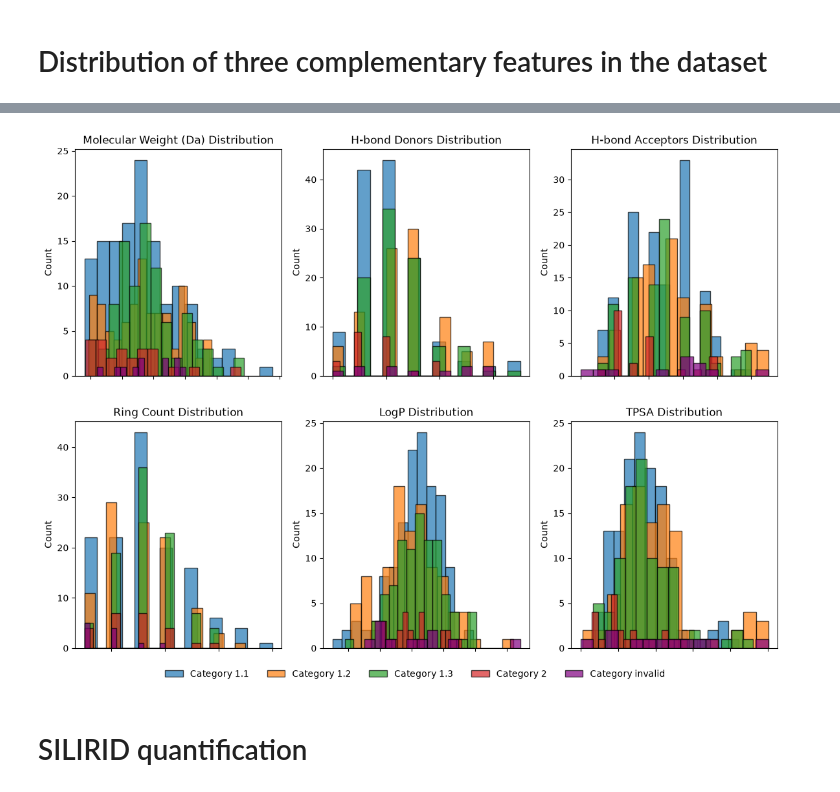
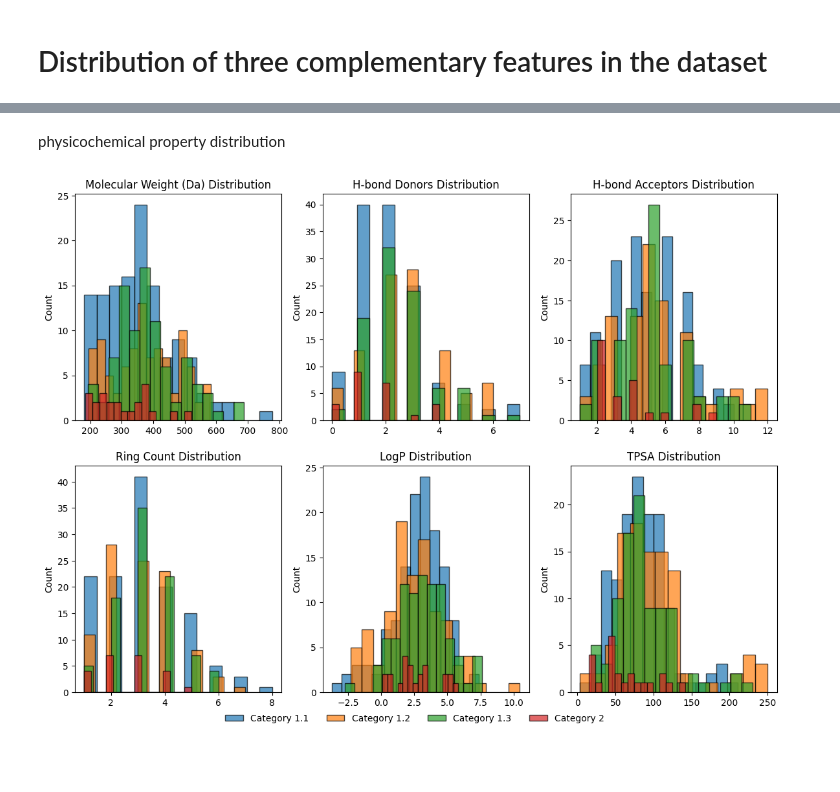
Before and after one commit to comp3d-vienna/Enantiomer_categorization_pipeline, a Jupyter notebook: Notebooks/Visualization.ipynb, the cells around one changed output, grey strips where cells are left out. Drawn from its saved outputs; the diff is of its cells as text; code cells hidden in the pictures; blank space fills up the shorter version.

```diff
--- a/Notebooks/Visualization.ipynb
+++ b/Notebooks/Visualization.ipynb
@@ -44,6 +54,7 @@ load annotated protein family information
 # %%
 df_fam_sim_annotated = pd.read_csv('../Data/Notebook_reproduce_data/Annotated_protein_family_info.csv')
 display(df_fam_sim_annotated.head(3))
+df_fam_sim_annotated['protein_family_sim_str'] = df_fam_sim_annotated['protein_family_sim_str'].str.replace('family', '', case=False)
 print(df_fam_sim_annotated['protein_family_sim_str'].value_counts())
 # %% [output]
 |  | inchi_core | uniprot_id | protein_family_sim_str | identifier | pdb_id | note |
@@ -110,14 +136,6 @@ for file in os.listdir(manual_check_folder):
                             })
 plot_df = pd.DataFrame(all_records)
 plot_df['manual_label'] = plot_df['manual_label'].astype(str)
-manual_label_map = {
-    "1.2.1": "1.1",
-    "1.2.2": "1.2",
-    "1.2.3": "1.3",
-    "1.1": "2.0"
-}
-plot_df['manual_label'] = plot_df['manual_label'].replace(manual_label_map)
-print(plot_df['manual_label'].value_counts())
 plot_df['group'] = plot_df['group'].astype(str)
 display(plot_df.head(3))
 # %% [output]
@@ -533,22 +558,10 @@ for idx, (identifier, group, category) in enumerate(zip(matched_df['pdb_item'],
         visited_groups.add(group)
     else:
         print(f"No matching structure found for: {enantiomer_identifier}")
+# %% [markdown]
+physicochemical property distribution
 # %%
-def remap_category(cat):
-    cat = str(cat)
-    if cat == "1.2.1":
-        return "1.1"
-    elif cat == "1.2.2":
-        return "1.2"
-    elif cat == "1.2.3":
-        return "1.3"
-    elif cat == "1.1":
-        return "2.0"
-    else:
-        return cat
-
-unique_cats = sorted(set(remap_category(category) for _, _, _, category in represenetative_enantiomer_mols))
-
+unique_cats = sorted(set(str(category) for _, _, _, category in represenetative_enantiomer_mols))
 # Set last color to purple in the palette (late = purple)
 palette_colors = sns.color_palette("tab10", n_colors=len(unique_cats))
 if len(palette_colors) > 0:
@@ -572,8 +585,7 @@ for identifier, mol, group, category in represenetative_enantiomer_mols:
     ring_count_list.append(Descriptors.RingCount(mol))
     logp_list.append(Descriptors.MolLogP(mol))
     tpsa_list.append(Descriptors.TPSA(mol))
-    cat_str = remap_category(category)
-    categories.append(cat_str)
+    categories.append(str(category))
 
 df = pd.DataFrame({
     'MolecularWeight': mol_weights,
@@ -606,34 +618,35 @@ for i, (prop, label) in enumerate(properties):
         break
     ax = axes[i]
     local_handles = []
     local_labels = []
     for j, cat in enumerate(unique_cats):
+        if cat == "invalid":
+            continue
         prop_values = df[df['Category'] == cat][prop]
         n, bins, patches = ax.hist(
             prop_values, bins=15, alpha=0.70,
             label=f'Category {cat}',
             color=cat_color_dict[cat],
             edgecolor='black'
         )
         if not handles_labels_set and len(patches) > 0:
             local_handles.append(patches[0])
             local_labels.append(f'Category {cat}')
     ax.set_ylabel('Count')
     ax.set_title(f'{label} Distribution')
-    ax.set_xticklabels([])  # Remove x ticks label
+    # Keep the x ticks label (no action needed here)
     if not handles_labels_set:
         handles = local_handles
         labels = local_labels
         handles_labels_set = True
 for j in range(num_properties, len(axes)):
     fig.delaxes(axes[j])
 if handles is not None and labels is not None:
     fig.legend(
         handles, labels,
         loc='lower center', bbox_to_anchor=(0.5, 0.05), ncol=len(labels), frameon=False
     )
+plt.savefig('physicochemical_property_distribution.png', dpi=300, bbox_inches='tight')
 plt.show()
 # %% [output]
-[figure, old version]
+[figure, new version]
-# %% [markdown]
-# SILIRID quantification
```
Also changed, not shown: parts of 28 cells of this notebook, 4 other files.
